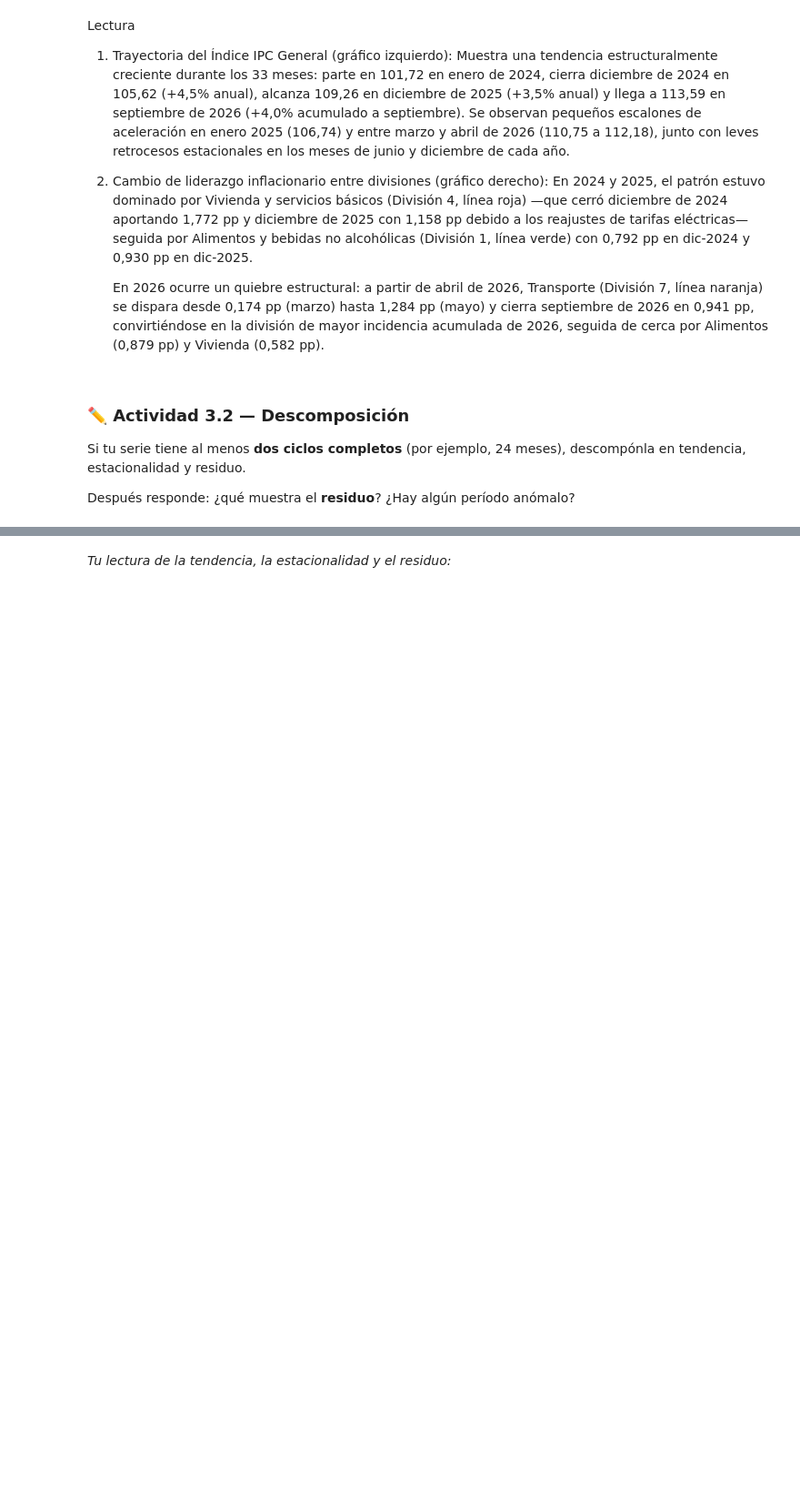
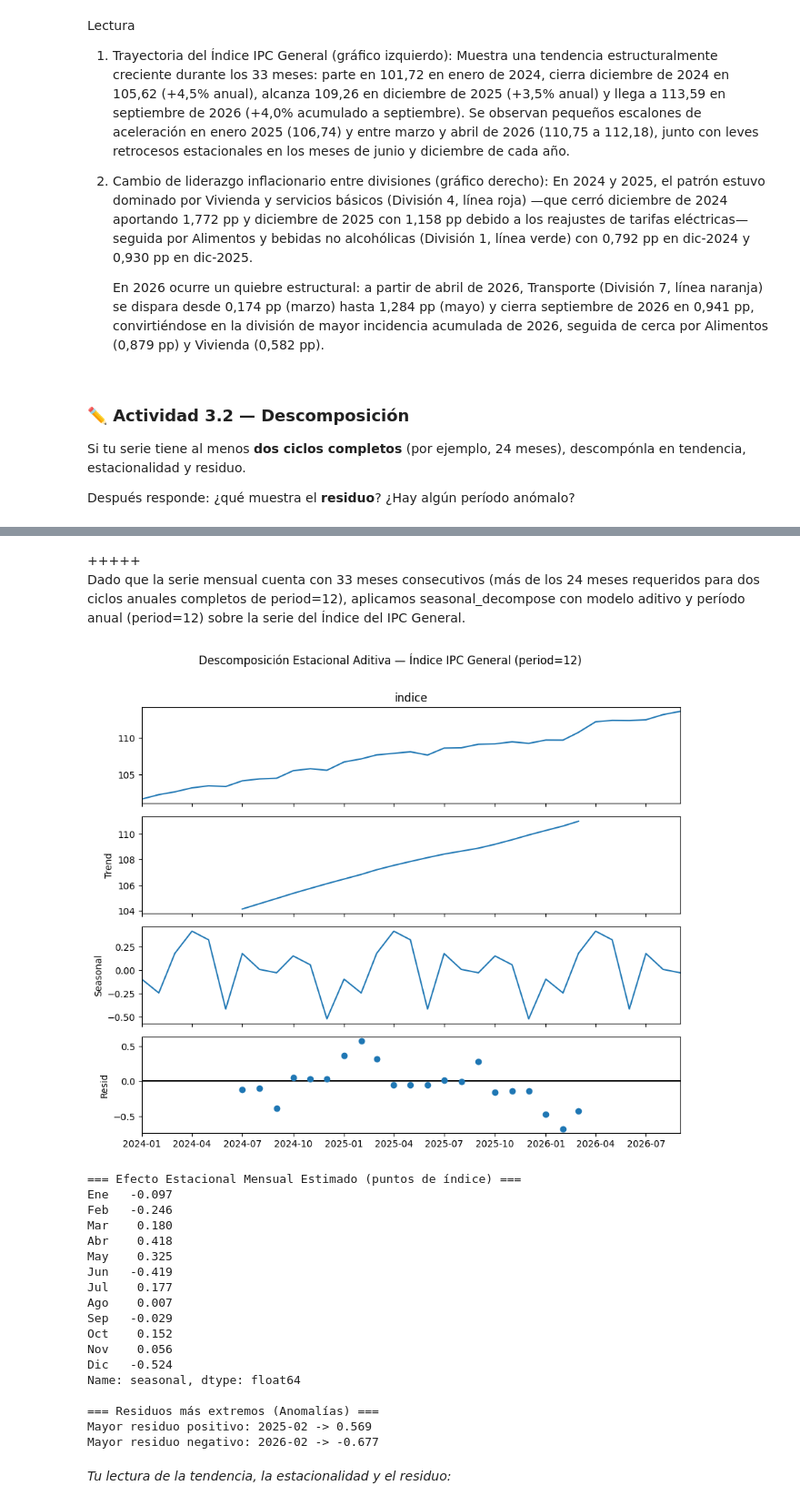
Before and after one commit to frandresst-wq/Proyecto-de-Ciencia-de-Datos, a Jupyter notebook: S3_Entrega2_SOTO_FRANCO.ipynb, the cells around one changed output, grey strips where cells are left out. Shown at 91% size. Saved outputs shown, nothing was run; the diff lists cells and outputs as text; code cells hidden in the pictures; blank space fills up the shorter version.

```diff
--- a/S3_Entrega2_SOTO_FRANCO.ipynb
+++ b/S3_Entrega2_SOTO_FRANCO.ipynb
@@ -887,2 +843,64 @@ Días sin datos: 0
+# %% [markdown]
++++++\
+Dado que la serie mensual cuenta con 33 meses consecutivos (más de los 24 meses requeridos para dos ciclos anuales completos de period=12), aplicamos seasonal_decompose con modelo aditivo y período anual (period=12) sobre la serie del Índice del IPC General.
+# %%
+from statsmodels.tsa.seasonal import seasonal_decompose
+
+# Descomposición estacional aditiva con ciclo anual (period=12 meses)
+desc = seasonal_decompose(serie_ipc_gen, model='additive', period=12)
+
+fig = desc.plot()
+fig.set_size_inches(9, 7.5)
+plt.suptitle(
+    'Descomposición Estacional Aditiva — Índice IPC General (period=12)',
+    y=1.01,
+    fontsize=12,
+)
+plt.tight_layout()
+plt.show()
+
+# Imprimimos componente estacional por mes y los residuos más extremos
+print('=== Efecto Estacional Mensual Estimado (puntos de índice) ===')
+estacionalidad_mensual = desc.seasonal.iloc[:12].copy()
+estacionalidad_mensual.index = [
+    'Ene',
+    'Feb',
+    'Mar',
+    'Abr',
+    'May',
+    'Jun',
+    'Jul',
+    'Ago',
+    'Sep',
+    'Oct',
+    'Nov',
+    'Dic',
+]
+print(estacionalidad_mensual.round(3))
+
+print('\n=== Residuos más extremos (Anomalías) ===')
+residuos = desc.resid.dropna().round(3)
+print('Mayor residuo positivo:', residuos.idxmax().strftime('%Y-%m'), '->', residuos.max())
+print('Mayor residuo negativo:', residuos.idxmin().strftime('%Y-%m'), '->', residuos.min())
+# %% [output]
+[figure, added]
+=== Efecto Estacional Mensual Estimado (puntos de índice) ===
+Ene   -0.097
+Feb   -0.246
+Mar    0.180
+Abr    0.418
+May    0.325
+Jun   -0.419
+Jul    0.177
+Ago    0.007
+Sep   -0.029
+Oct    0.152
+Nov    0.056
+Dic   -0.524
+Name: seasonal, dtype: float64
+
+=== Residuos más extremos (Anomalías) ===
+Mayor residuo positivo: 2025-02 -> 0.569
+Mayor residuo negativo: 2026-02 -> -0.677
 # %% [markdown]
 _Tu lectura de la tendencia, la estacionalidad y el residuo:_
```
Also changed, not shown: parts of 5 cells of this notebook.
